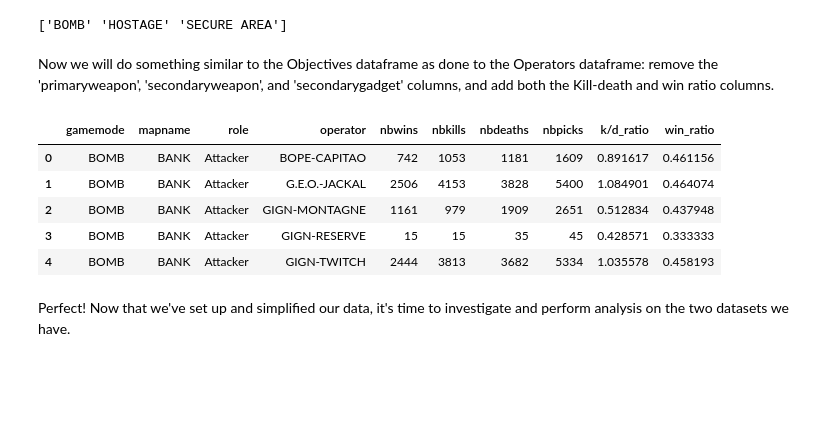
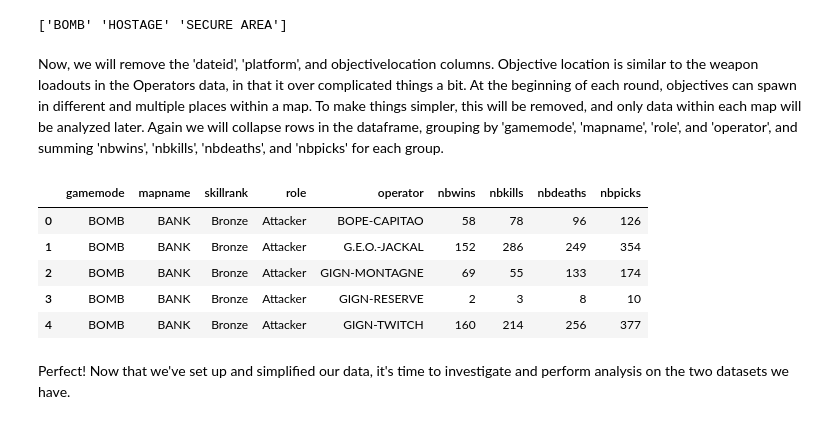
Before and after one commit to jiglesia3/jiglesia3.github.io, a Jupyter notebook: Final Tutorial.ipynb, the cells around one changed output. Drawn from its saved outputs; the diff is of its cells as text; code cells hidden in the pictures; blank space fills up the shorter version.

```diff
--- a/Final Tutorial.ipynb
+++ b/Final Tutorial.ipynb
@@ -142,27 +132,24 @@ objectives['gamemode'] = gamemodes
 print(objectives['gamemode'].unique())
 # %% [output]
 ['BOMB' 'HOSTAGE' 'SECURE AREA']
-# %% [markdown]
-Now we will do something similar to the Objectives dataframe as done to the Operators dataframe: remove the 'primaryweapon', 'secondaryweapon', and 'secondarygadget' columns, and add both the Kill-death and win ratio columns.
+# %% [markdown]
+Now, we will remove the 'dateid', 'platform', and objectivelocation columns. Objective location is similar to the weapon loadouts in the Operators data, in that it over complicated things a bit. At the beginning of each round, objectives can spawn in different and multiple places within a map. To make things simpler, this will be removed, and only data within each map will be analyzed later. Again we will collapse rows in the dataframe, grouping by 'gamemode', 'mapname', 'role', and 'operator', and summing 'nbwins', 'nbkills', 'nbdeaths', and 'nbpicks' for each group.
 # %%
-# Deleting platform column
-del objectives['platform']
+# Deleting dateid, objectivelocation, and platform columns
+objectives.drop(['dateid','platform','objectivelocation'], axis=1, inplace=True)
 
-# Create dataframe to sum up rounds won, kills, deaths, and rounds played across all ranks for each operator, gamemode, and  map
-objectives_overall = objectives.groupby(['gamemode', 'mapname', 'role', 'operator'], \
+# Group: gamemode, mapname, skillname, role, and operator
+# Sum up rounds won, kills, deaths, and rounds played across all ranks for each group
+objectives = objectives.groupby(['gamemode', 'mapname', 'skillrank', 'role', 'operator'], \
                                         as_index=False)['nbwins', 'nbkills', 'nbdeaths', 'nbpicks'].sum()
-
-# Adding k/d and win ratio columns
-objectives_overall['k/d_ratio'] = pd.to_numeric(objectives_overall['nbkills']) / pd.to_numeric(objectives_overall['nbdeaths'])
-objectives_overall['win_ratio'] = pd.to_numeric(objectives_overall['nbwins']) / pd.to_numeric(objectives_overall['nbpicks'])
-objectives_overall.head()
+objectives.head()
 # %% [output]
-|  | gamemode | mapname | role | operator | nbwins | nbkills | nbdeaths | nbpicks | k/d_ratio | win_ratio |
-| 0 | BOMB | BANK | Attacker | BOPE-CAPITAO | 742 | 1053 | 1181 | 1609 | 0.891617 | 0.461156 |
-| 1 | BOMB | BANK | Attacker | G.E.O.-JACKAL | 2506 | 4153 | 3828 | 5400 | 1.084901 | 0.464074 |
-| 2 | BOMB | BANK | Attacker | GIGN-MONTAGNE | 1161 | 979 | 1909 | 2651 | 0.512834 | 0.437948 |
-| 3 | BOMB | BANK | Attacker | GIGN-RESERVE | 15 | 15 | 35 | 45 | 0.428571 | 0.333333 |
-| 4 | BOMB | BANK | Attacker | GIGN-TWITCH | 2444 | 3813 | 3682 | 5334 | 1.035578 | 0.458193 |
+|  | gamemode | mapname | skillrank | role | operator | nbwins | nbkills | nbdeaths | nbpicks |
+| 0 | BOMB | BANK | Bronze | Attacker | BOPE-CAPITAO | 58 | 78 | 96 | 126 |
+| 1 | BOMB | BANK | Bronze | Attacker | G.E.O.-JACKAL | 152 | 286 | 249 | 354 |
+| 2 | BOMB | BANK | Bronze | Attacker | GIGN-MONTAGNE | 69 | 55 | 133 | 174 |
+| 3 | BOMB | BANK | Bronze | Attacker | GIGN-RESERVE | 2 | 3 | 8 | 10 |
+| 4 | BOMB | BANK | Bronze | Attacker | GIGN-TWITCH | 160 | 214 | 256 | 377 |
 # %% [markdown]
 Perfect! Now that we've set up and simplified our data, it's time to investigate and perform analysis on the two datasets we have.
 # %% [markdown]
```
Also changed, not shown: parts of 23 cells of this notebook.
